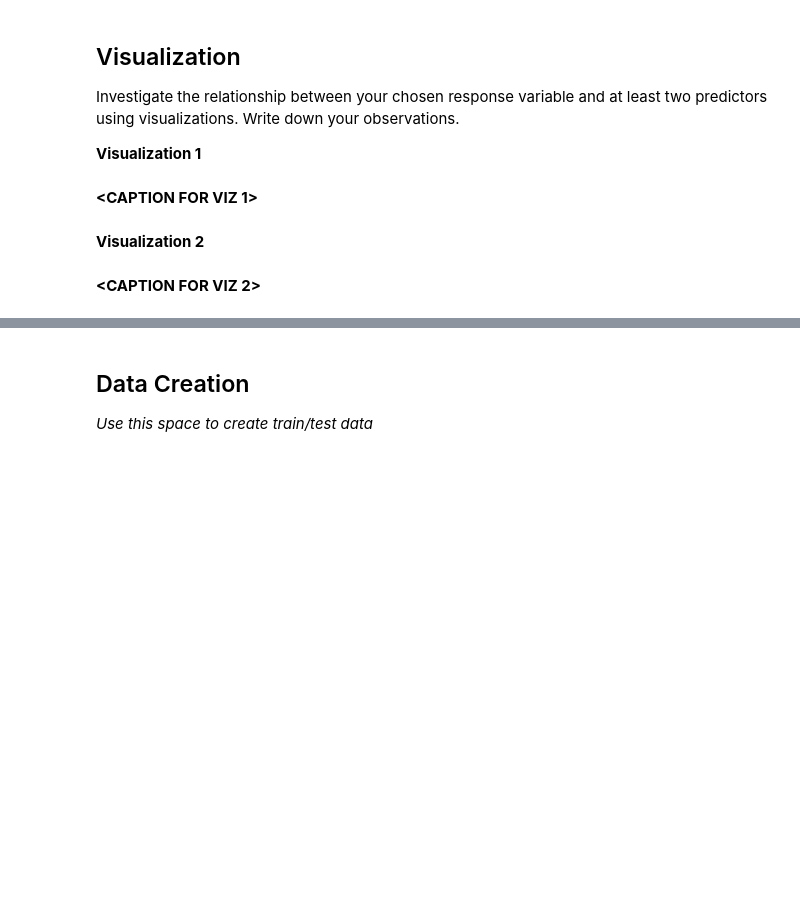
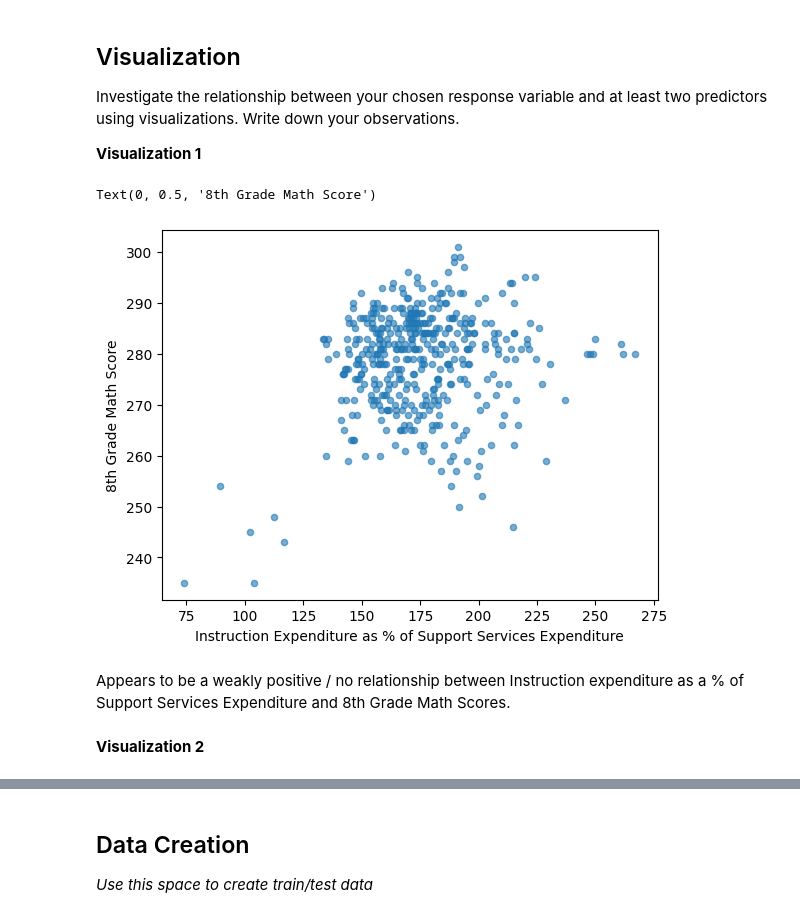
Before and after one commit to eseaver15/MDST-Tutorials, a Jupyter notebook: tutorial1/checkpoint1.ipynb, the cells around one changed output, grey strips where cells are left out. Saved outputs shown, nothing was run; the diff lists cells and outputs as text; code cells hidden in the pictures; blank space fills up the shorter version.

```diff
--- a/tutorial1/checkpoint1.ipynb
+++ b/tutorial1/checkpoint1.ipynb
@@ -35,2 +42,5 @@ Import `numpy`, `pandas`, and `matplotlib`.
 # %% [markdown]
 Load in the "states_edu.csv" dataset and take a look at the head of the data
+# %%
+df = pd.read_csv('../data/states_edu.csv')
+df.head()
@@ -38,6 +56,20 @@ Load in the "states_edu.csv" dataset and take a look at the head of the data
 You should always familiarize yourself with what each column in the dataframe represents. Read about the states_edu dataset here: https://www.kaggle.com/noriuk/us-education-datasets-unification-project
 # %% [markdown]
 Use this space to rename columns, deal with missing data, etc. _(optional)_
+# %%
+df.rename({
+    'GRADES_PK_G':'ENROLL_PREK',
+    'GRADES_KG_G':'ENROLL_KINDER',
+    'GRADES_4_G':'ENROLL_4',
+    'GRADES_8_G':'ENROLL_8',
+    'GRADES_12_G':'ENROLL_12',
+    'GRADES_1_8_G':'ENROLL_PRIMARY',
+    'GRADES_9_12_G':'ENROLL_HS',
+    'GRADES_ALL_G':'ENROLL_ALL',
+    'ENROLL':'ENROLL_ALL_EST'
+    },
+    axis=1,inplace=True)
+df.dropna(subset=['AVG_MATH_8_SCORE'], inplace=True)
 # %% [markdown]
 <h2>Exploratory Data Analysis (EDA) </h2>
 # %% [markdown]
@@ -64,0 +135,3 @@ Feature engineering justification: **<BRIEFLY DESCRIBE WHY YOU MADE THE CHANGES
+# %%
+df['INSTRUCTION_EXPENDITURE_PER_STUDENT'] = df['INSTRUCTION_EXPENDITURE'] / df['ENROLL_ALL']
+df['INSTRUCTION_VS_SUPPORT_SERVICES'] = (df['INSTRUCTION_EXPENDITURE'] / df['SUPPORT_SERVICES_EXPENDITURE'])*100
@@ -68,9 +143,14 @@ Feature engineering justification: **<BRIEFLY DESCRIBE WHY YOU MADE THE CHANGES
 Investigate the relationship between your chosen response variable and at least two predictors using visualizations. Write down your observations.
 
 **Visualization 1**
-# %% [markdown]
-**<CAPTION FOR VIZ 1>**
+# %%
+df.plot.scatter(x='INSTRUCTION_VS_SUPPORT_SERVICES', y='AVG_MATH_8_SCORE', alpha=0.6)
+plt.xlabel('Instruction Expenditure as % of Support Services Expenditure')
+plt.ylabel('8th Grade Math Score')
+# %% [output]
+Text(0, 0.5, '8th Grade Math Score')
+[figure, added]
+# %% [markdown]
+Appears to be a weakly positive / no relationship between Instruction expenditure as a % of Support Services Expenditure and 8th Grade Math Scores.
 # %% [markdown]
 **Visualization 2**
-# %% [markdown]
-**<CAPTION FOR VIZ 2>**
```
Also changed, not shown: parts of 28 cells of this notebook.
